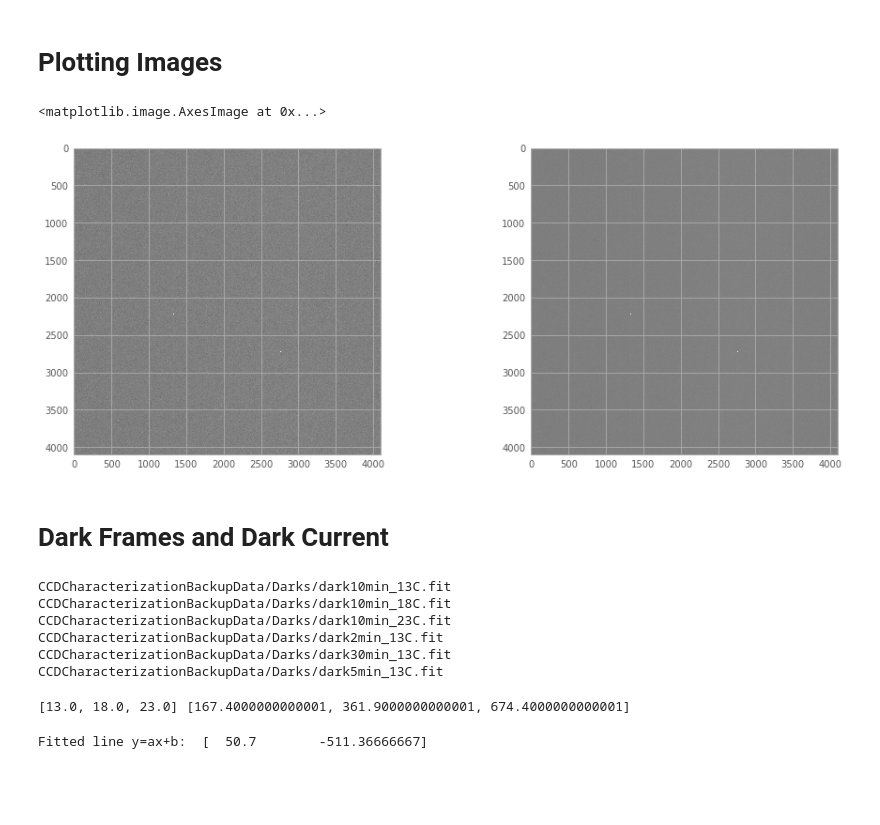
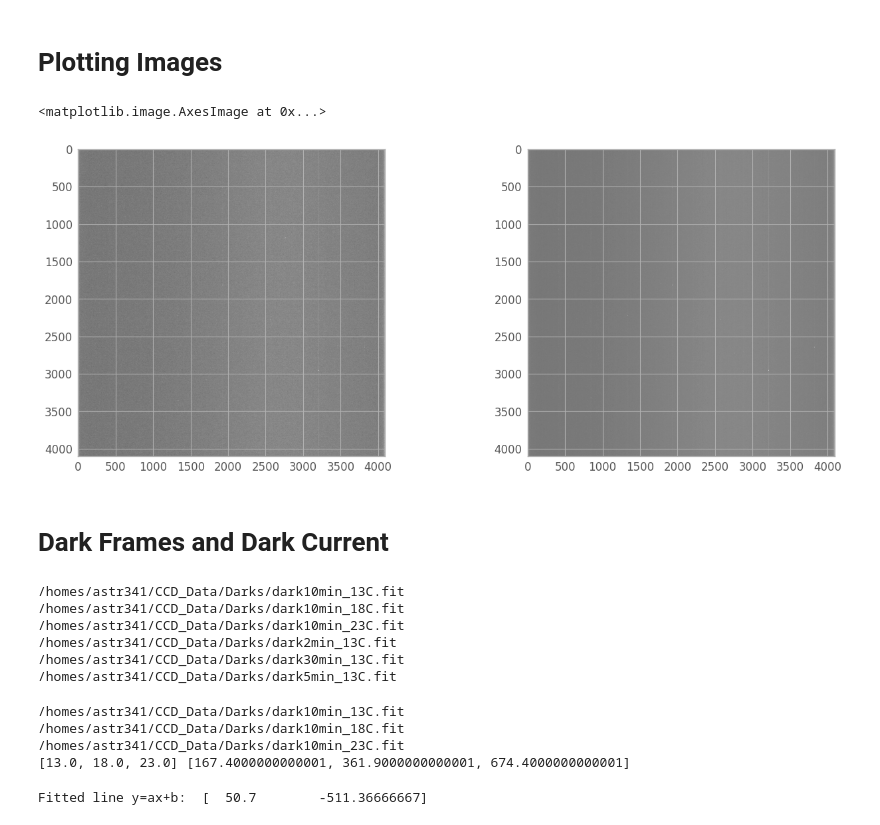
Before and after one commit to karenlmasters/ObservationalAstrophysics, a Jupyter notebook: Working with FLI Proline CCD Data.ipynb, the cells around one changed output. Cells and saved outputs as stored; diff of their text form; code cells hidden in the pictures; blank space fills up the shorter version.

```diff
--- a/Working with FLI Proline CCD Data.ipynb
+++ b/Working with FLI Proline CCD Data.ipynb
@@ -41,7 +56,7 @@ from photutils import aperture_photometry
 %matplotlib inline
 
 # Location of data (change this to where your data are)
-file_root = "/homes/klmasters/ASTR341/CCDCharacterizationBackupData/"
+file_root = "/homes/astr341/CCD_Data/"
 # %% [markdown]
 # Reading in FITS images and Bias Frames
 # %%
@@ -118,13 +134,13 @@ Square of the ratio of SD of difference and single frame (what should this be?):
 #You can import a bunch of files from a list:
 
 #Create the list of input files
-indir='CCDCharacterizationBackupData/Bias/'  #Replace!
+indir=file_root+'Bias/'  #Replace!
 filelist=[]
 for file in os.listdir(indir):
     if (file.endswith(".FIT")):
         filelist.append(os.path.join(indir, file))
 
-#Define the output directory
-outdir='CCDCharacterizationBackupData/Reduced/'
+#Define the output directory (directory/folder must exist already and be in your space)
+outdir='Reduced/'
 print(filelist)  #Run this command to check your list of files makes sense
 # %% [output]
@@ -155,30 +175,31 @@ TypeError: 'NoneType' object is not subscriptable
 # %% [markdown]
 # Plotting Images
 # %%
-#You might like to reload and make a plot of the bias images. Think about why the average and single frame differ.
+#You might like to reload and make a plot of the bias images.
+#Think about why the average and single frame differ.
 
 avbias_file=outdir+'averaged_bias.fit'
 avbias_hdul = fits.open(avbias_file)   #Read in bias image
 avbias_img = avbias_hdul[0].data
 
 bias_hdul = fits.open(filelist[0])
 bias_img = bias_hdul[0].data
 
 fig=plt.figure(figsize=(16,6))
 #Plot bias image
 ax1=fig.add_subplot(121)
-ax1.imshow(bias_img, cmap='gray',vmin=np.median(bias_img)*0.7, vmax=np.median(bias_img)*1.3)
+ax1.imshow(bias_img, cmap='gray',vmin=np.median(bias_img)*0.95, vmax=np.median(bias_img)*1.05)
 ax2=fig.add_subplot(122)
-ax2.imshow(avbias_img, cmap='gray',vmin=np.median(bias_img)*0.7, vmax=np.median(bias_img)*1.3)
+ax2.imshow(avbias_img, cmap='gray',vmin=np.median(bias_img)*0.95, vmax=np.median(bias_img)*1.05)
 # %% [output]
 <matplotlib.image.AxesImage at 0x...>
-[figure, old version]
+[figure, new version]
 # %% [markdown]
 # Dark Frames and Dark Current
 # %%
 #Import Darks
 #Create the list of input files
-indir='CCDCharacterizationBackupData/Darks/'  #Replace!
+indir=file_root+'Darks/'  #Replace!
 filelist=[]
 for file in os.listdir(indir):
     if (file.endswith(".fit")):
@@ -187,12 +208,12 @@ for file in os.listdir(indir):
 for x in filelist:
     print(x)
 # %% [output]
-CCDCharacterizationBackupData/Darks/dark10min_13C.fit
-CCDCharacterizationBackupData/Darks/dark10min_18C.fit
-CCDCharacterizationBackupData/Darks/dark10min_23C.fit
-CCDCharacterizationBackupData/Darks/dark2min_13C.fit
-CCDCharacterizationBackupData/Darks/dark30min_13C.fit
-CCDCharacterizationBackupData/Darks/dark5min_13C.fit
+/homes/astr341/CCD_Data/Darks/dark10min_13C.fit
+/homes/astr341/CCD_Data/Darks/dark10min_18C.fit
+/homes/astr341/CCD_Data/Darks/dark10min_23C.fit
+/homes/astr341/CCD_Data/Darks/dark2min_13C.fit
+/homes/astr341/CCD_Data/Darks/dark30min_13C.fit
+/homes/astr341/CCD_Data/Darks/dark5min_13C.fit
 # %%
 #Dark current as a function of temp (index numbers are hard coded and based on filelist above)
 
@@ -203,6 +224,7 @@ avbias_img = avbias_hdul[0].data.astype(float)
 Temp = [13.0,18.0,23.0]
 darkcurrent=[0.0,0.0,0.0]
 for i in range(3):
+    print(filelist[i])
     darkfile = fits.open(filelist[i])
     dark_img = darkfile[0].data.astype(float)-avbias_img
     darkcurrent[i]=np.median(dark_img)
@@ -210,6 +232,9 @@ for i in range(3):
 #Debugging line
 print(Temp,darkcurrent)
 # %% [output]
+/homes/astr341/CCD_Data/Darks/dark10min_13C.fit
+/homes/astr341/CCD_Data/Darks/dark10min_18C.fit
+/homes/astr341/CCD_Data/Darks/dark10min_23C.fit
 [13.0, 18.0, 23.0] [167.4000000000001, 361.9000000000001, 674.4000000000001]
 # %%
 #Fit a line (1st order polynomial)
```
Also changed, not shown: parts of 21 cells of this notebook.
